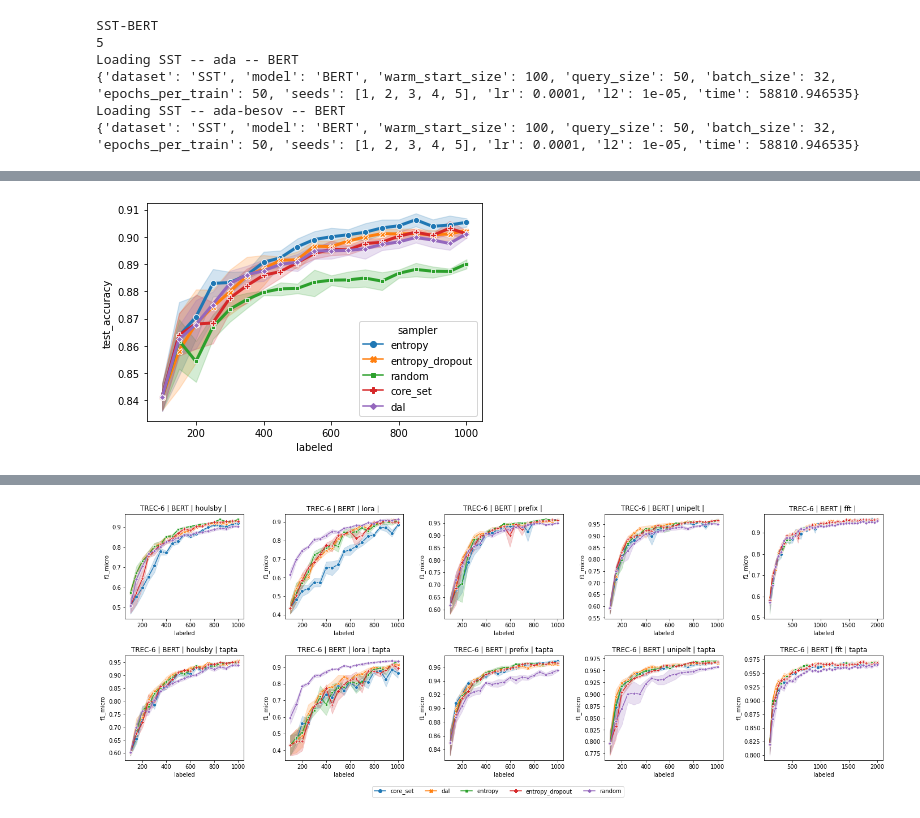
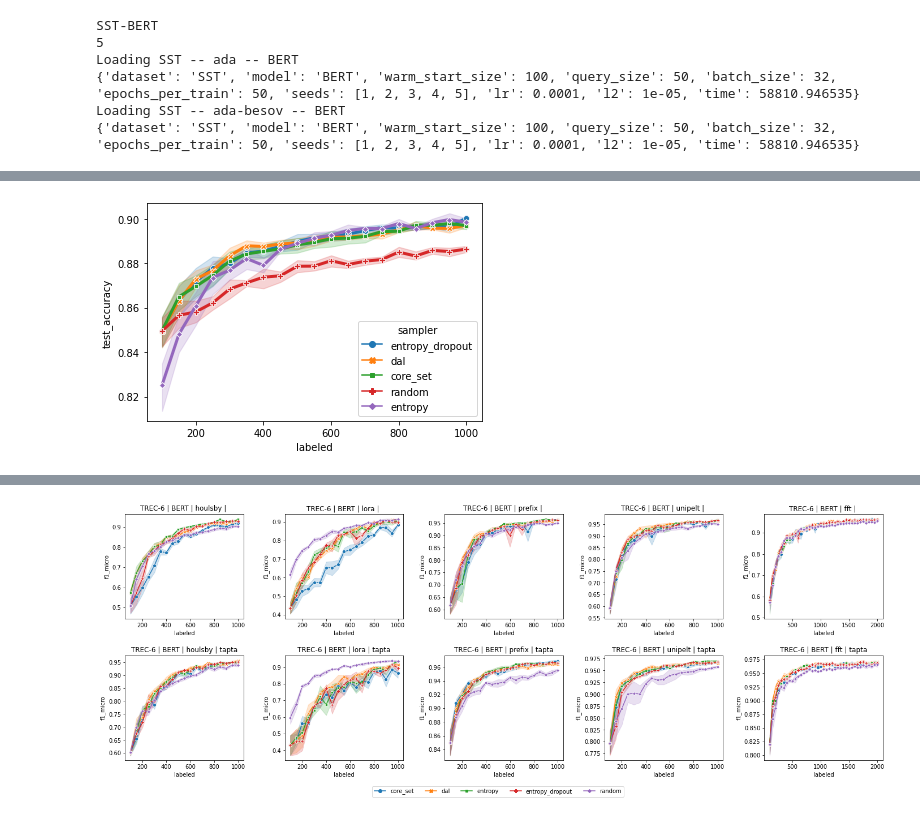
Before and after one commit to josipjukic/adapter-al, a Jupyter notebook: tinkering.ipynb, the cells around one changed output, grey strips where cells are left out. Saved outputs shown, nothing was run; the diff lists cells and outputs as text; code cells hidden in the pictures.

```diff
--- a/tinkering.ipynb
+++ b/tinkering.ipynb
@@ -149,21 +149,21 @@ g = sns.lineplot(
 # %%
 g = sns.lineplot(
-    data=df_tr[df_tr.index.get_level_values("mode") == "ada-besov"],
+    data=df_tr[df_tr.index.get_level_values("mode") == "best"],
     x="labeled",
     y="test_accuracy",
     hue="sampler",
     style="sampler",
     markers=True,
     dashes=False,
     ci=90,
     linewidth=3,
 )
 # plt.legend(loc='lower right')
 # g.set_ylim(0.8, 0.98)
 # g.set_xlim(150, 500)
 # g.set_xlim(200, 1000)
 # %% [output]
-[figure, old version]
+[figure, new version]
 # %%
 datasets = ["MRPC", "TREC-2", "SUBJ", "AGN-2", "TREC-6", "AGN-4", "SST"]
 load_anti = False
```
Also changed, not shown: parts of 36 cells of this notebook, 3 other files.
